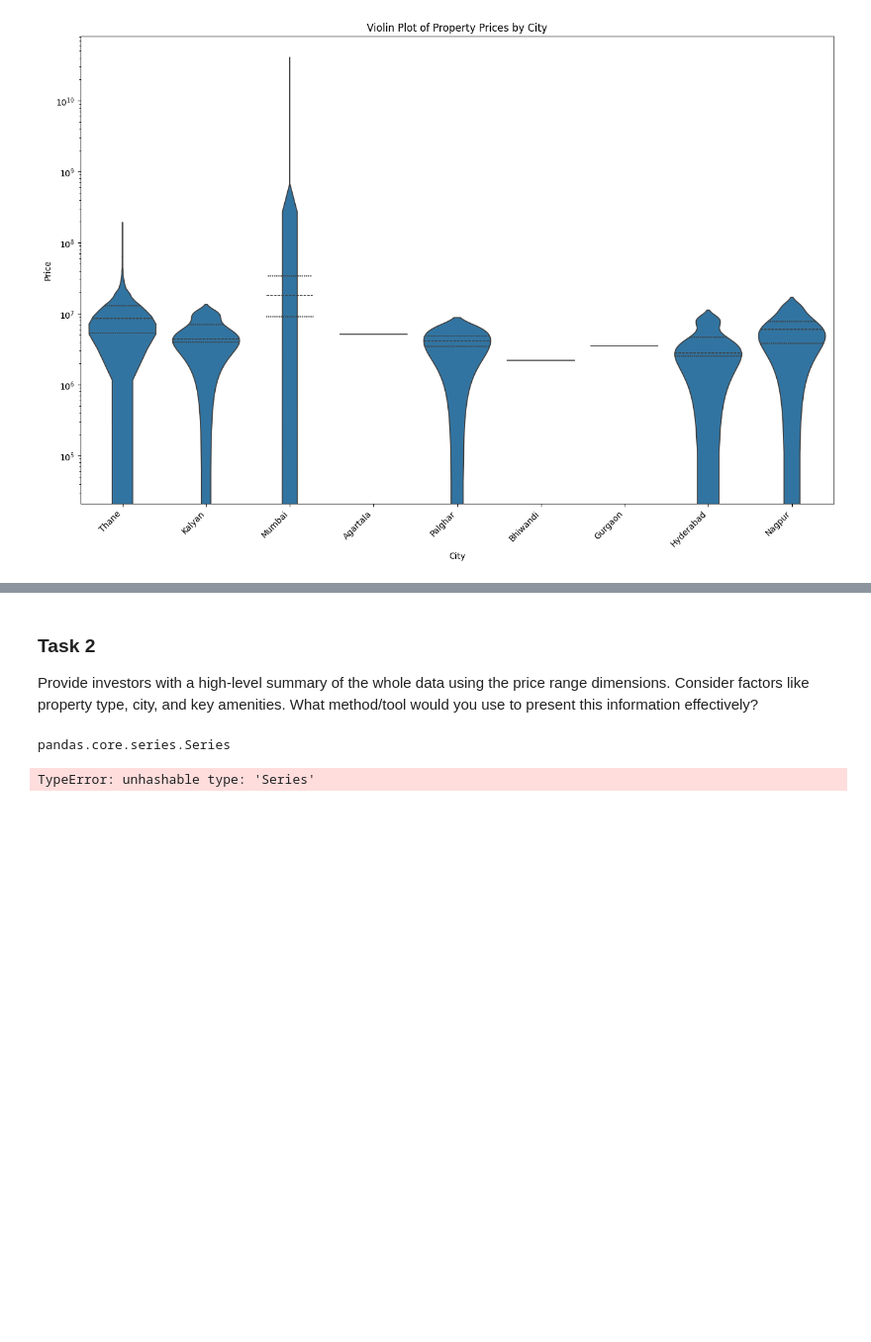
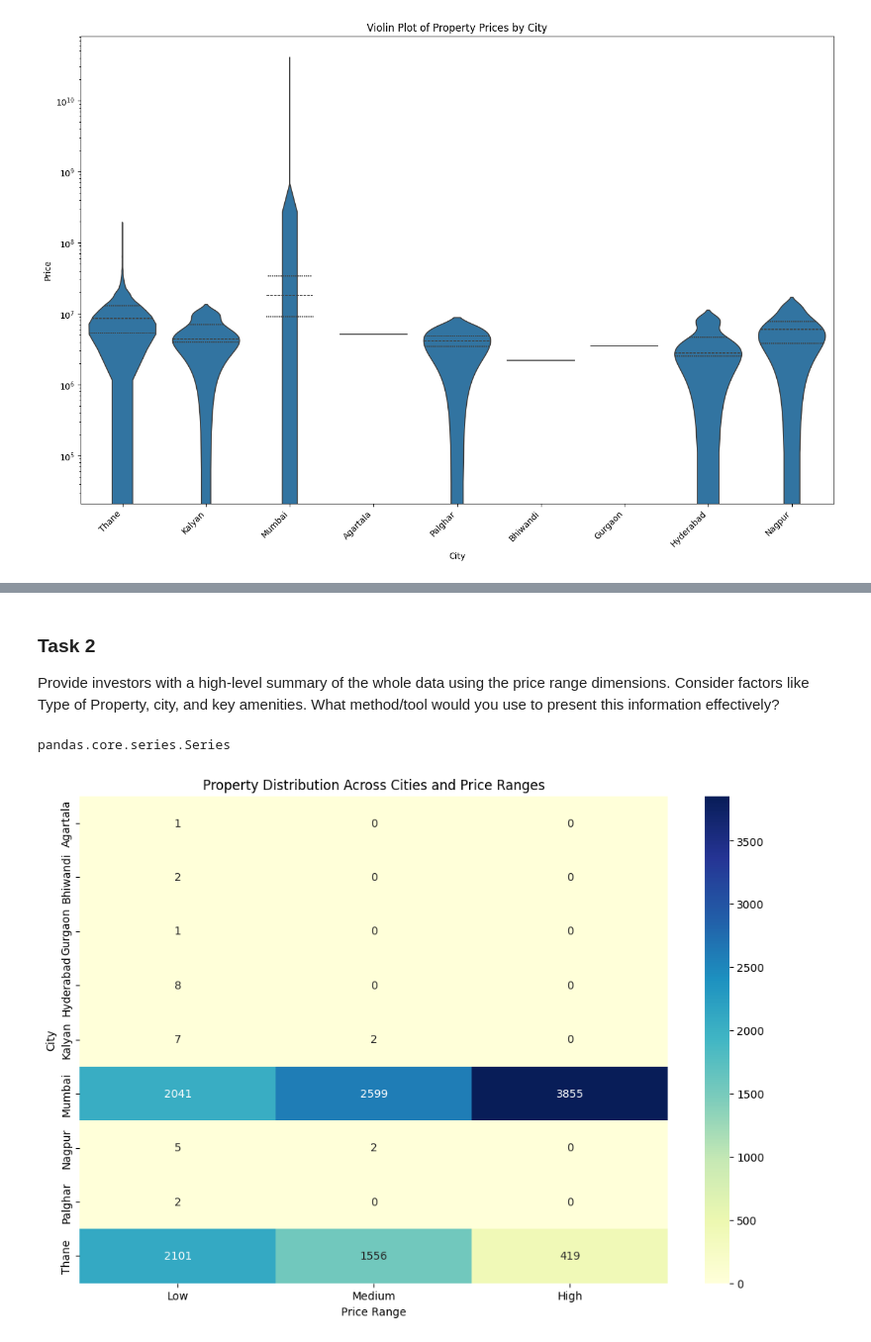
Before and after one commit to arghyawning/data-analytics-1-assignments, a Jupyter notebook: a1/51/assignment1_51.ipynb, the cells around one changed output, grey strips where cells are left out. Shown at 99% size. Saved outputs shown, nothing was run; the diff lists cells and outputs as text; code cells hidden in the pictures; blank space fills up the shorter version.

```diff
--- a/a1/51/assignment1_51.ipynb
+++ b/a1/51/assignment1_51.ipynb
@@ -124,27 +140,20 @@ The `scale` parameter has been renamed and will be removed in v0.15.0. Pass `den
 # %% [markdown]
 ### Task 2
 
-Provide investors with a high-level summary of the whole data using the price range dimensions. Consider factors like property type, city, and key amenities. What method/tool would you use to present this information effectively?
+Provide investors with a high-level summary of the whole data using the price range dimensions. Consider factors like Type of Property, city, and key amenities. What method/tool would you use to present this information effectively?
 # %%
 type(price_range)
 # %% [output]
 pandas.core.series.Series
-# %%
-# Summary statistics
-summary = df.groupby(['City'], price_range).agg(
-    average_price=('Price', 'mean'),
-    property_count=('Price', 'size')
-).reset_index()
-
-# Plot average price by city and price range
-plt.figure(figsize=(12, 6))
-
-sns.barplot(x='City', y='average_price', hue='PriceRange', data=summary)
-plt.title('Average Property Price by City and Price Range')
-plt.xlabel('City')
-plt.ylabel('Average Price')
-plt.xticks(rotation=45)
-plt.tight_layout()
-plt.show()
-# %% [output]
-TypeError: unhashable type: 'Series'
+# %%
+# Create a pivot table to aggregate the count of properties by city and price range
+price_range_city = pd.crosstab(df['City'],price_range)
+
+plt.figure(figsize=(12, 8))
+sns.heatmap(price_range_city, annot=True, fmt='d', cmap='YlGnBu')
+plt.title('Property Distribution Across Cities and Price Ranges')
+plt.xlabel('Price Range')
+plt.ylabel('City')
+plt.show()
+# %% [output]
+[figure, added]
```
Also changed, not shown: parts of 7 cells of this notebook.
